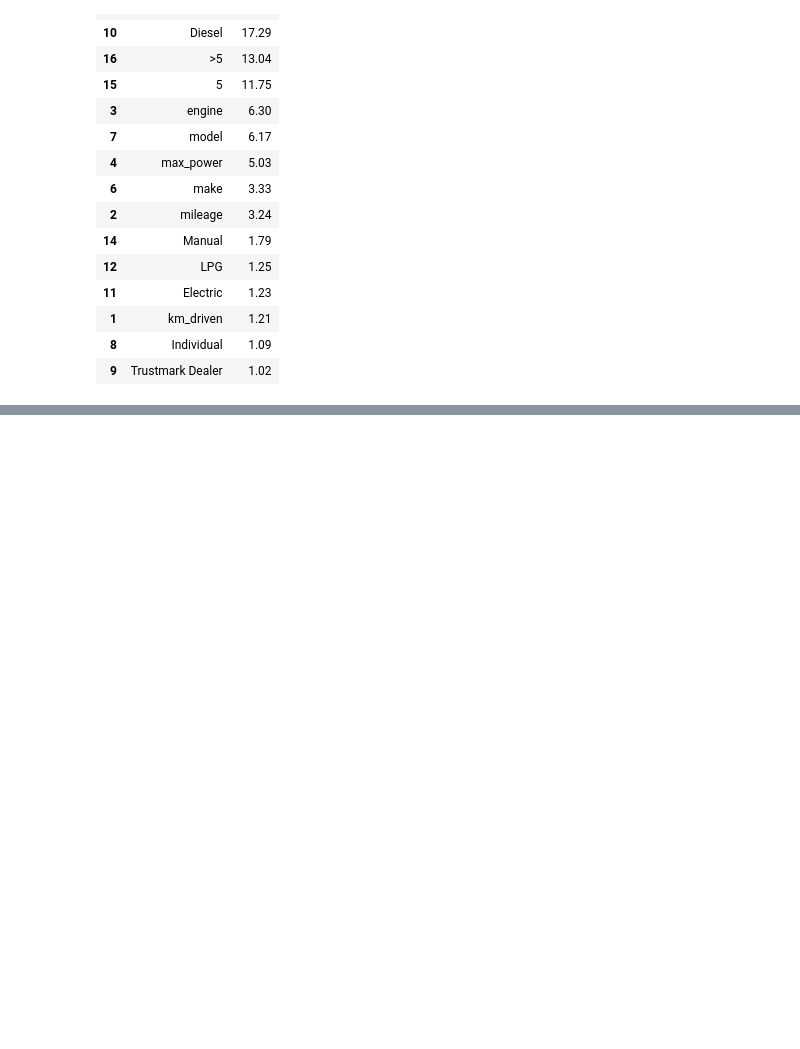
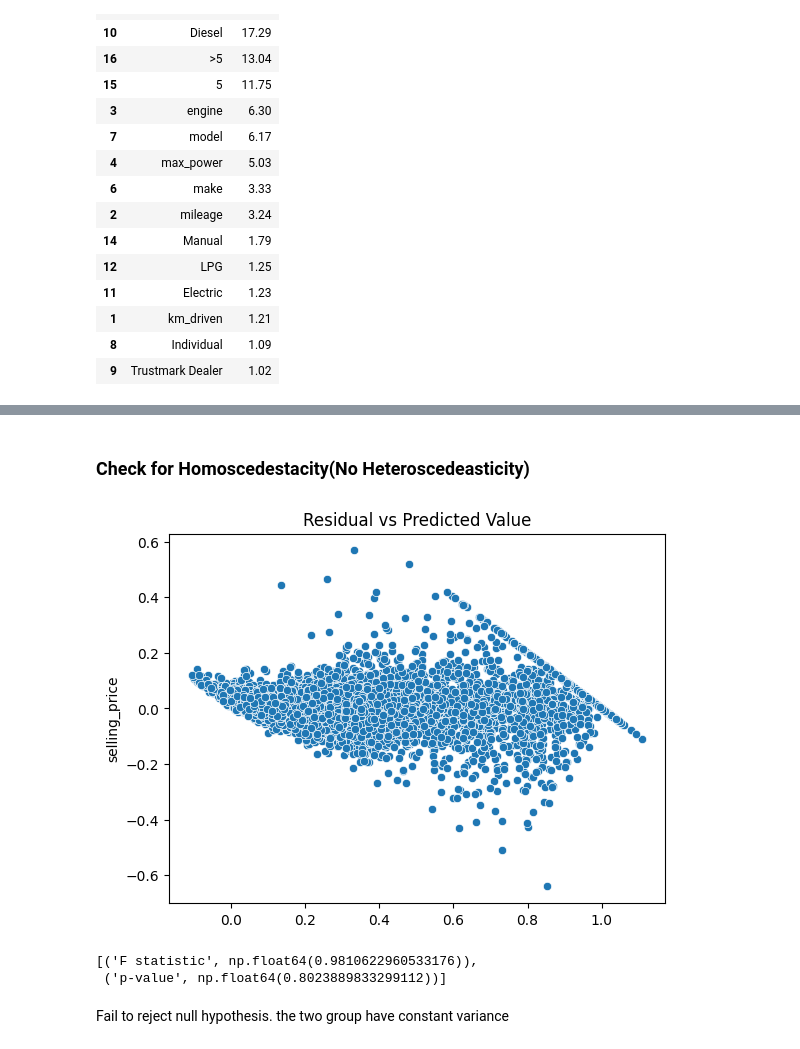
Before and after one commit to SachinScaler/May25_Intro_to_ML_NN, a Jupyter notebook: ML_Linear_Regression_4|Lecture.ipynb, the cells around one changed output, grey strips where cells are left out. Drawn from its saved outputs; the diff is of its cells as text; code cells hidden in the pictures; blank space fills up the shorter version.

```diff
--- a/ML_Linear_Regression_4|Lecture.ipynb
+++ b/ML_Linear_Regression_4|Lecture.ipynb
@@ -197,0 +287,24 @@ vif
+# %% [markdown]
+### Check for Homoscedestacity(No Heteroscedeasticity)
+# %%
+# scatter plot of y_hat vs error
+sns.scatterplot(x=y_hat, y=errors)
+plt.title("Residual vs Predicted Value")
+plt.show()
+# %% [output]
+[figure, added]
+# %%
+# perform the goldfeld-quandt test to check for homoscedasticity
+from statsmodels.stats.diagnostic import het_goldfeldquandt
+
+from statsmodels.compat import lzip
+import statsmodels.stats.api as sms
+
+name = ['F statistic', 'p-value']
+test = sms.het_goldfeldquandt(y_train, X_sm)
+lzip(name, test)
+# %% [output]
+[('F statistic', np.float64(0.9810622960533176)),
+ ('p-value', np.float64(0.8023889833299112))]
+# %% [markdown]
+Fail to reject null hypothesis. the two group have constant variance
```
Also changed, not shown: parts of 8 cells of this notebook.
